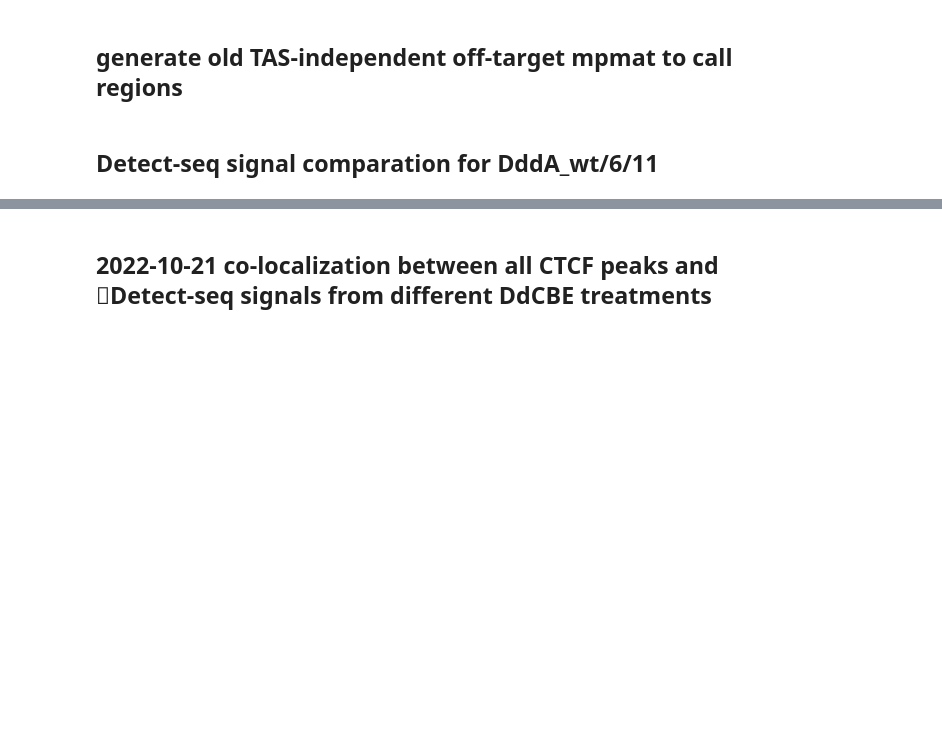
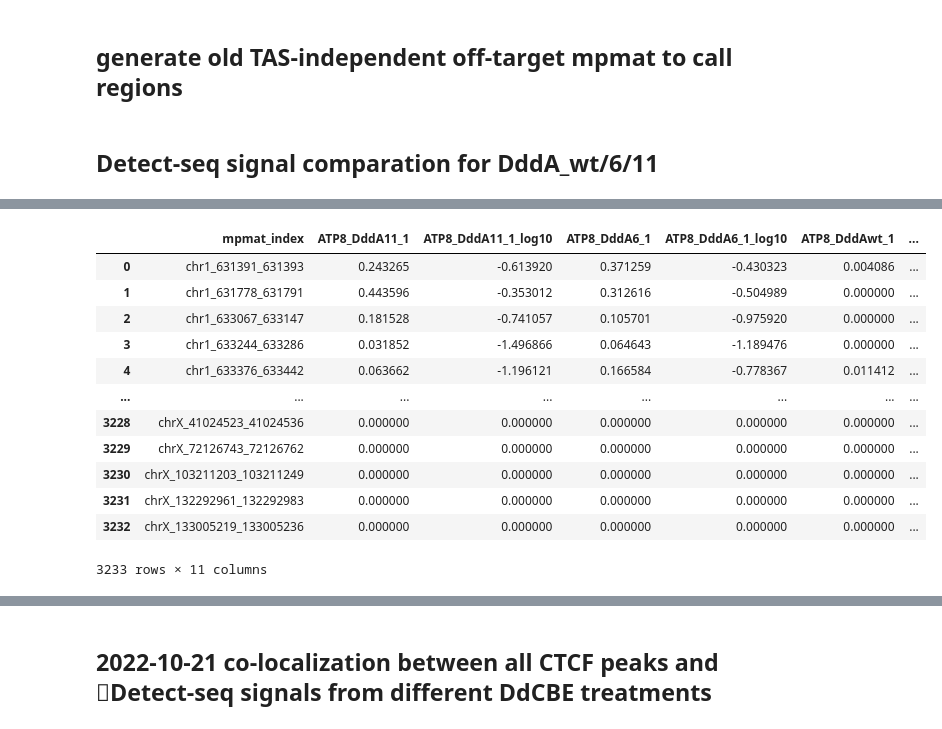
Before and after one commit to hermanzhaozzzz/snakepipes_detect-seq, a Jupyter notebook: step.03.local_analysis.ipynb, the cells around one changed output, grey strips where cells are left out. Saved outputs shown, nothing was run; the diff lists cells and outputs as text; code cells hidden in the pictures; blank space fills up the shorter version.

```diff
--- a/step.03.local_analysis.ipynb
+++ b/step.03.local_analysis.ipynb
@@ -640,0 +632,13 @@ df_sign_lenient.mpmat_index.describe()
+# %%
+df_pois_sel = (
+    df_pois_sel.
+    assign(
+        sample=df_pois_sel['<sample>'],
+        detect_seq_score=df_pois_sel.apply( lambda x: ((x['treat_mut_count.norm'] /x['treat_count.norm']) **2) * x['treat_mut_count.norm'], axis=1)
+    ).
+    assign(
+        detect_seq_score_log10=df_pois_sel['detect_seq_score'].map(math.log10)
+    )
+)
+
+df_pois_sel
@@ -640,0 +647,3 @@ df_sign_lenient.mpmat_index.describe()
+# %%
+df_detect_seq_score = df_pois_sel[['mpmat_index', 'sample', 'detect_seq_score', 'detect_seq_score_log10']].copy()
+df_detect_seq_score
@@ -640,0 +664,14 @@ df_sign_lenient.mpmat_index.describe()
+# %%
+df_wide = pd.DataFrame(
+    df_detect_seq_score.mpmat_index.unique(),
+    columns=['mpmat_index'])
+
+
+for _dfn, _df in df_detect_seq_score.groupby('sample'):
+    print(_dfn)
+    _df.columns = ['mpmat_index', _dfn, f'score_{_dfn}', f'score_log10_{_dfn}']
+    df_wide = pd.merge(
+        left=df_wide, right=_df.iloc[:, [0, 2, 3]],
+        on='mpmat_index', how='left')
+
+df_wide
@@ -640,0 +697,3 @@ df_sign_lenient.mpmat_index.describe()
+# %%
+df_wide_score = df_wide.fillna(0)
+df_wide_score
@@ -640,0 +714,25 @@ df_sign_lenient.mpmat_index.describe()
+# %%
+df_wide_score.columns = [
+    "mpmat_index",
+    "ATP8_DddA11_1", "ATP8_DddA11_1_log10",
+    "ATP8_DddA6_1", "ATP8_DddA6_1_log10",
+    "ATP8_DddAwt_1", "ATP8_DddAwt_1_log10",
+    "JAK2_DddA11_1", "JAK2_DddA11_1_log10",
+    "SIRT6-DddA11_1", "SIRT6-DddA11_1_log10"
+]
+
+df_wide_score
+# %% [output]
+|  | mpmat_index | ATP8_DddA11_1 | ATP8_DddA11_1_log10 | ATP8_DddA6_1 | ATP8_DddA6_1_log10 | ATP8_DddAwt_1 | ... |
+| 0 | chr1_631391_631393 | 0.243265 | -0.613920 | 0.371259 | -0.430323 | 0.004086 | ... |
+| 1 | chr1_631778_631791 | 0.443596 | -0.353012 | 0.312616 | -0.504989 | 0.000000 | ... |
+| 2 | chr1_633067_633147 | 0.181528 | -0.741057 | 0.105701 | -0.975920 | 0.000000 | ... |
+| 3 | chr1_633244_633286 | 0.031852 | -1.496866 | 0.064643 | -1.189476 | 0.000000 | ... |
+| 4 | chr1_633376_633442 | 0.063662 | -1.196121 | 0.166584 | -0.778367 | 0.011412 | ... |
+| ... | ... | ... | ... | ... | ... | ... | ... |
+| 3228 | chrX_41024523_41024536 | 0.000000 | 0.000000 | 0.000000 | 0.000000 | 0.000000 | ... |
+| 3229 | chrX_72126743_72126762 | 0.000000 | 0.000000 | 0.000000 | 0.000000 | 0.000000 | ... |
+| 3230 | chrX_103211203_103211249 | 0.000000 | 0.000000 | 0.000000 | 0.000000 | 0.000000 | ... |
+| 3231 | chrX_132292961_132292983 | 0.000000 | 0.000000 | 0.000000 | 0.000000 | 0.000000 | ... |
+| 3232 | chrX_133005219_133005236 | 0.000000 | 0.000000 | 0.000000 | 0.000000 | 0.000000 | ... |
+3233 rows × 11 columns
```
Also changed, not shown: parts of 60 cells of this notebook, 1 other file.
